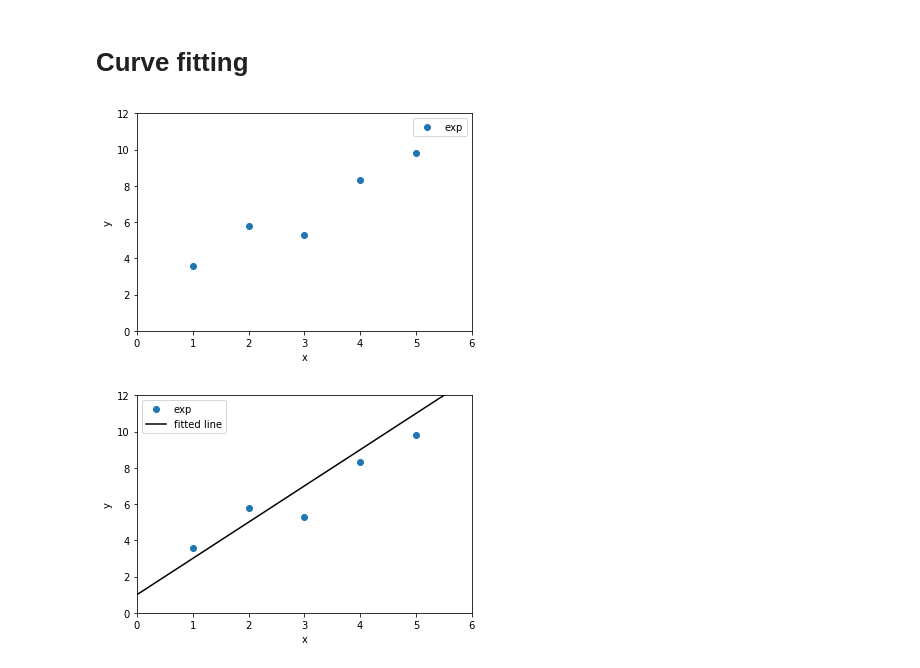
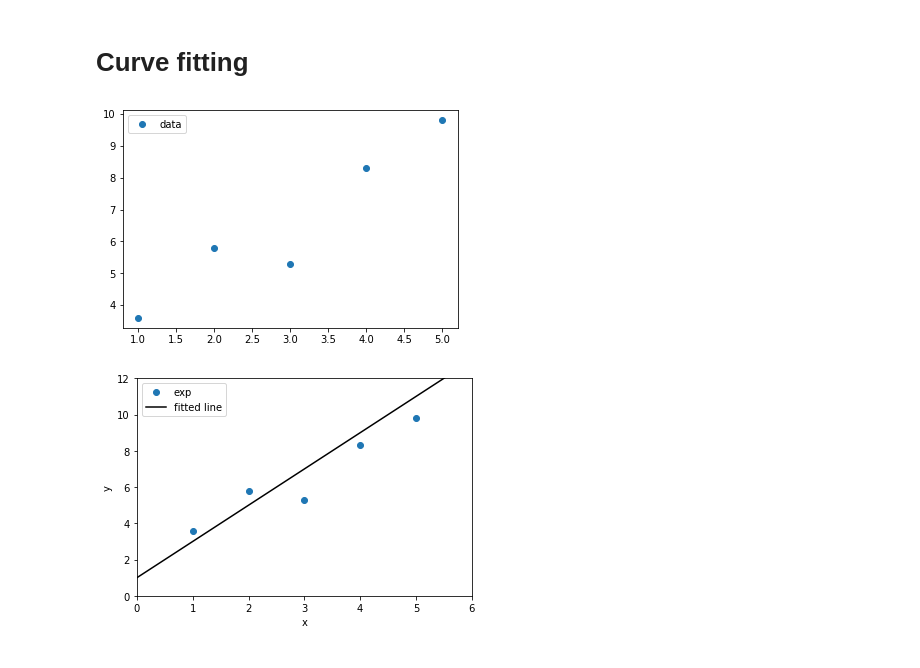
Before and after one commit to bjmin/bmin_comphys, a Jupyter notebook: cp04/comphys04-2.ipynb, the cells around one changed output. Saved outputs shown, nothing was run; the diff lists cells and outputs as text; code cells hidden in the pictures.

```diff
--- a/cp04/comphys04-2.ipynb
+++ b/cp04/comphys04-2.ipynb
@@ -3,14 +3,13 @@
 # %%
 %matplotlib inline
 import matplotlib.pyplot as plt
 import numpy as np
 
 data = np.array([[1.,2.,3.,4.,5.],[3.6,5.8,5.3,8.3,9.8]])
-plt.plot(data[0],data[1],'o',label='exp');
-plt.xlim(0,6);plt.ylim(0,12);plt.xlabel('x');plt.ylabel('y')
+plt.plot(data[0],data[1],'o',label='data');
 plt.legend();
 # %% [output]
-[figure, old version]
+[figure, new version]
 # %%
 plt.plot(data[0],data[1],'o',label='exp');
 plt.xlim(0,6);plt.ylim(0,12);plt.xlabel('x');plt.ylabel('y')
```
Also changed, not shown: parts of 7 cells of this notebook.
